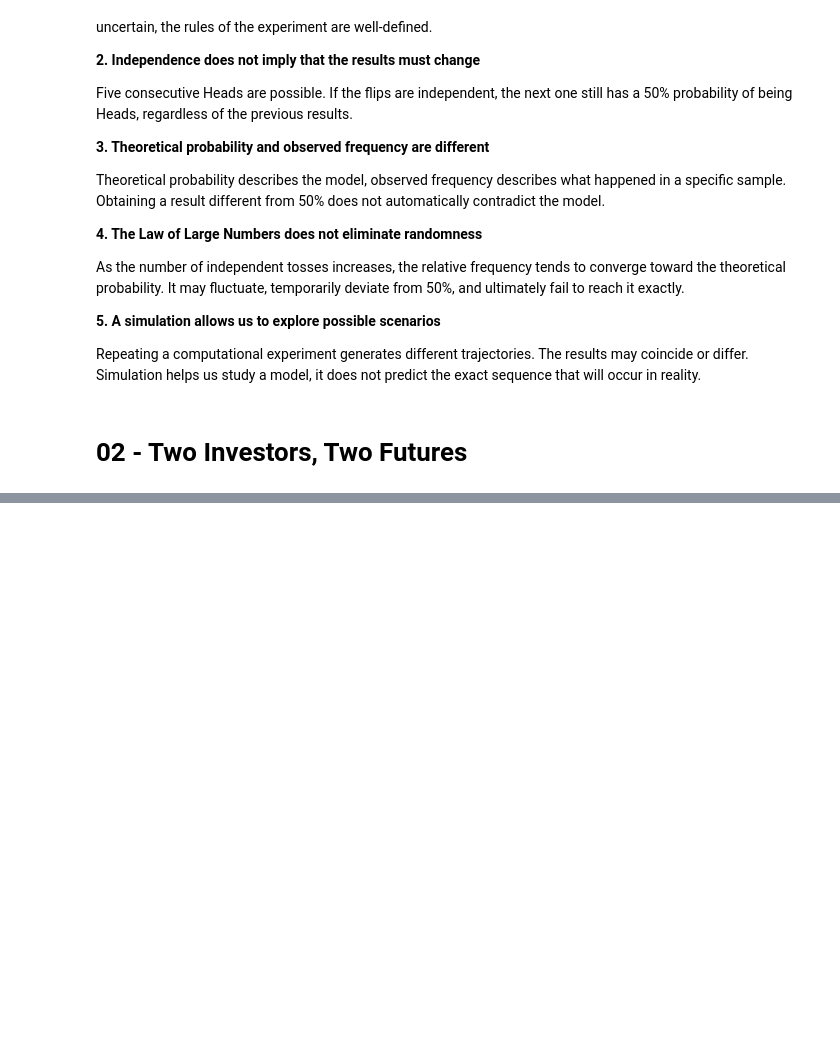
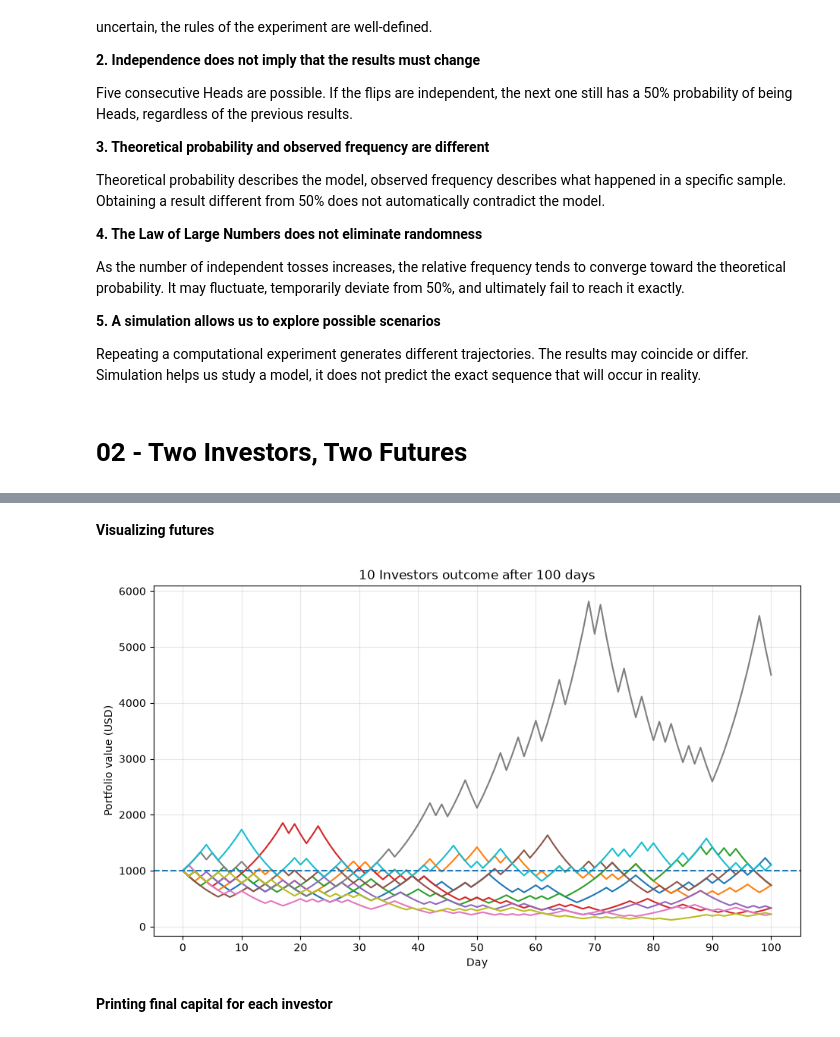
Before and after one commit to manereyes/murder-of-quants, a Jupyter notebook: portfolio_engineering/notebooks/montecarlo_my_first_1000.ipynb, the cells around one changed output, grey strips where cells are left out. Drawn from its saved outputs; the diff is of its cells as text; code cells hidden in the pictures; blank space fills up the shorter version.

```diff
--- a/portfolio_engineering/notebooks/montecarlo_my_first_1000.ipynb
+++ b/portfolio_engineering/notebooks/montecarlo_my_first_1000.ipynb
@@ -250,0 +253,8 @@ Repeating a computational experiment generates different trajectories. The resul
+# %%
+# Parameters
+initial_capital = 1000
+daily_return = 0.10 # 10% of loss or gain
+days = 100
+n_investors = 2
+
+probe = 0.50 # 50% chances like a coin flip
@@ -250,0 +341,2 @@ Repeating a computational experiment generates different trajectories. The resul
+# %% [markdown]
+**Visualizing futures**
@@ -250,0 +374,39 @@ Repeating a computational experiment generates different trajectories. The resul
+# %%
+# Testing
+n_investors = 10
+days = 100
+initial_capital = 1000
+
+simulation = simulate_returns(initial_capital=initial_capital, days=days, n_investors=n_investors)
+# %%
+# Visualizing
+
+day_numbers = np.arange(days + 1)
+
+plt.figure(figsize=(11, 6))
+
+for investor in range(n_investors):
+    plt.plot(
+        day_numbers,
+        simulation[investor],
+        #marker="o",
+        label=f"Investor {investor + 1}"
+    )
+
+plt.axhline(
+    y=initial_capital,
+    linestyle="--",
+    label=f"Initial capital ({initial_capital})"
+)
+
+plt.xlabel("Day")
+plt.ylabel("Portfolio value (USD)")
+plt.title(f"{n_investors} Investors outcome after {days} days")
+plt.xticks(range(0, len(day_numbers), 10))
+plt.grid(True, alpha=0.3)
+#plt.legend()
+plt.show()
+# %% [output]
+[figure, added]
+# %% [markdown]
+**Printing final capital for each investor**
```
Also changed, not shown: parts of 14 cells of this notebook.
